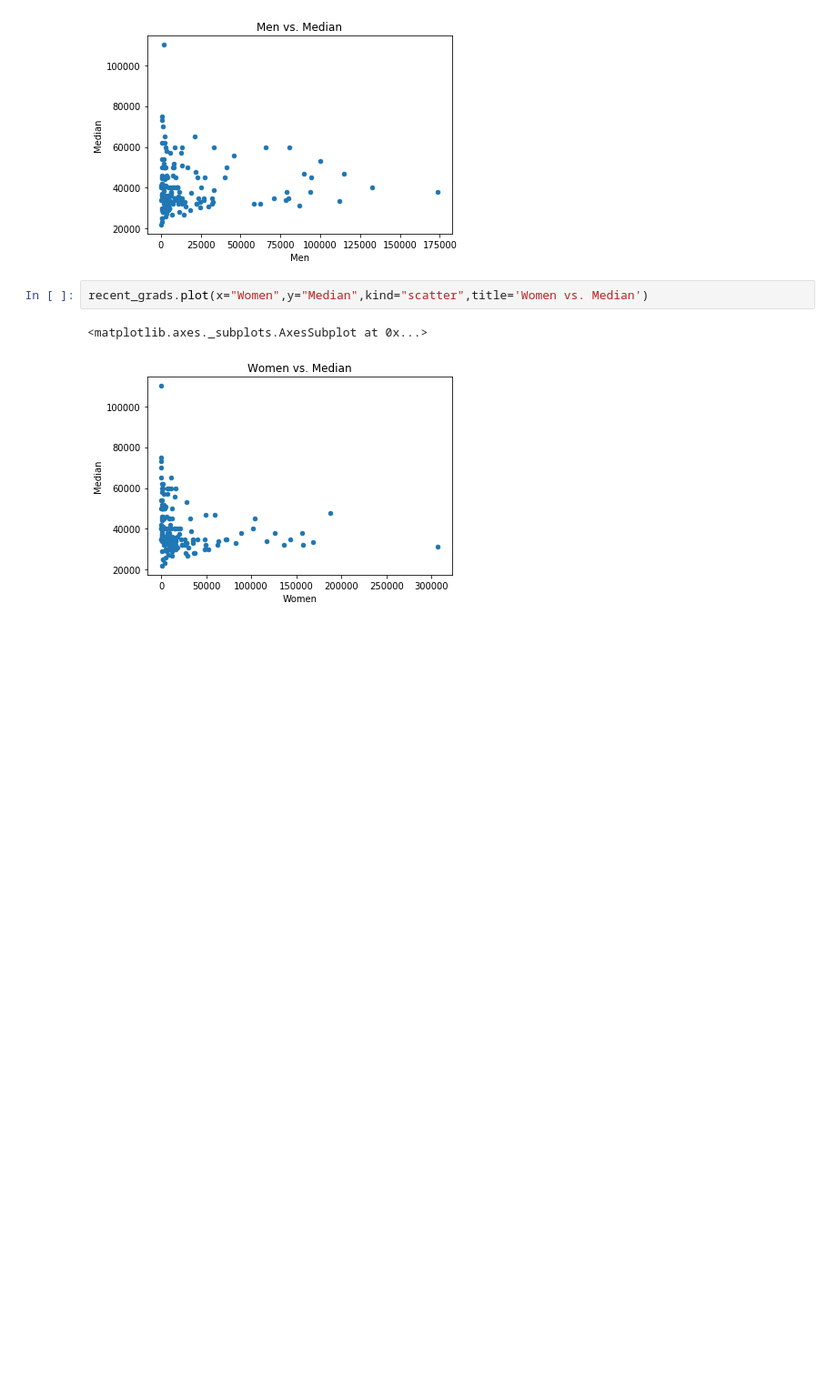
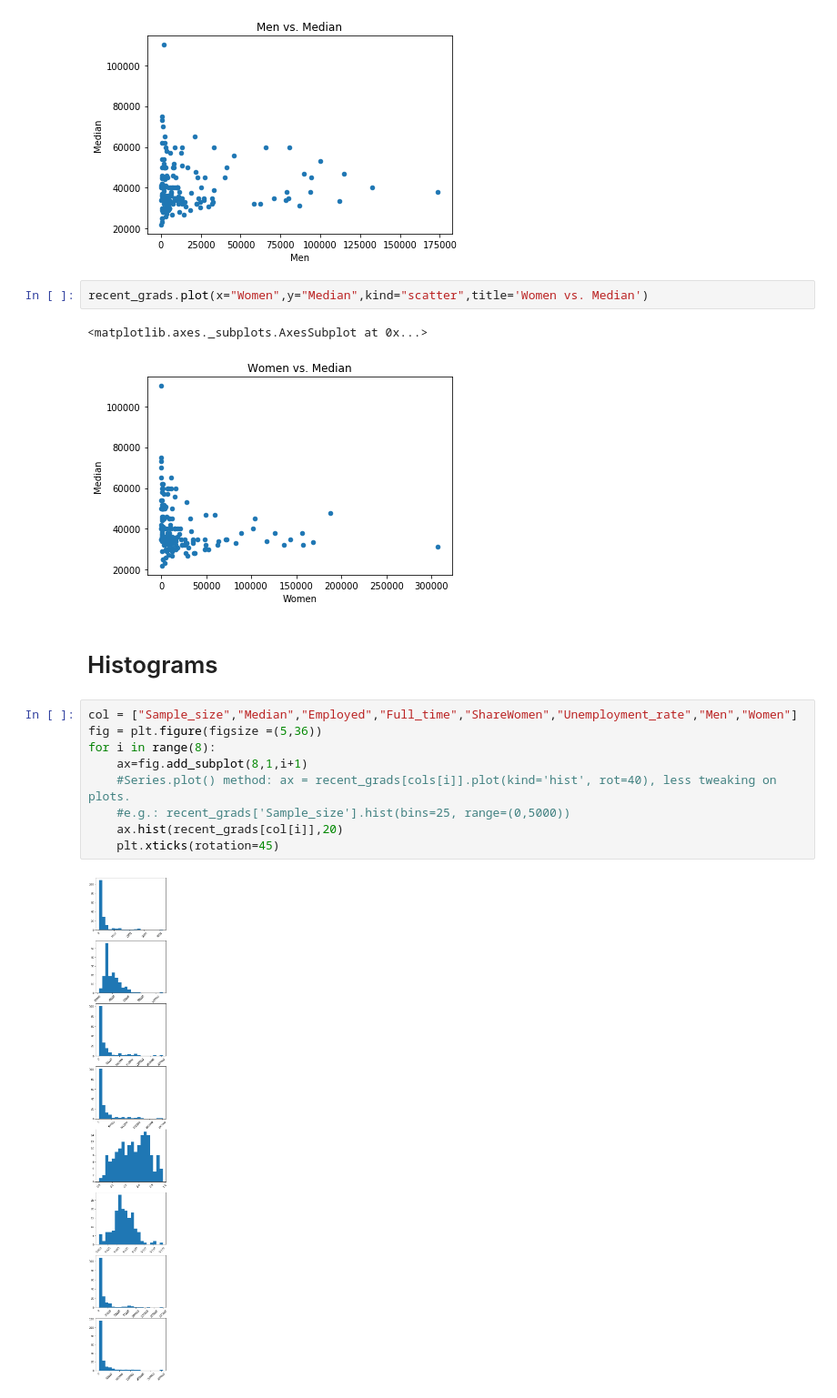
Before and after one commit to kalingwu/Dataquest-Projects, a Jupyter notebook: Guided Project_Visualizing Earnings Based On College Majors/Basics.ipynb, the cells around one changed output. Shown at 91% size. Saved outputs shown, nothing was run; the diff lists cells and outputs as text; blank space fills up the shorter version.

```diff
--- a/Guided Project_Visualizing Earnings Based On College Majors/Basics.ipynb
+++ b/Guided Project_Visualizing Earnings Based On College Majors/Basics.ipynb
@@ -97,3 +97,16 @@ recent_grads.plot(x="Women",y="Median",kind="scatter",title='Women vs. Median')
 # %% [output]
 <matplotlib.axes._subplots.AxesSubplot at 0x...>
 [figure]
+# %% [markdown]
+# Histograms
+# %%
+col = ["Sample_size","Median","Employed","Full_time","ShareWomen","Unemployment_rate","Men","Women"]
+fig = plt.figure(figsize =(5,36))
+for i in range(8):
+    ax=fig.add_subplot(8,1,i+1)
+    #Series.plot() method: ax = recent_grads[cols[i]].plot(kind='hist', rot=40), less tweaking on plots.
+    #e.g.: recent_grads['Sample_size'].hist(bins=25, range=(0,5000))
+    ax.hist(recent_grads[col[i]],20)
+    plt.xticks(rotation=45)
+# %% [output]
+[figure, added]
```
Also changed, not shown: parts of 9 cells of this notebook.
